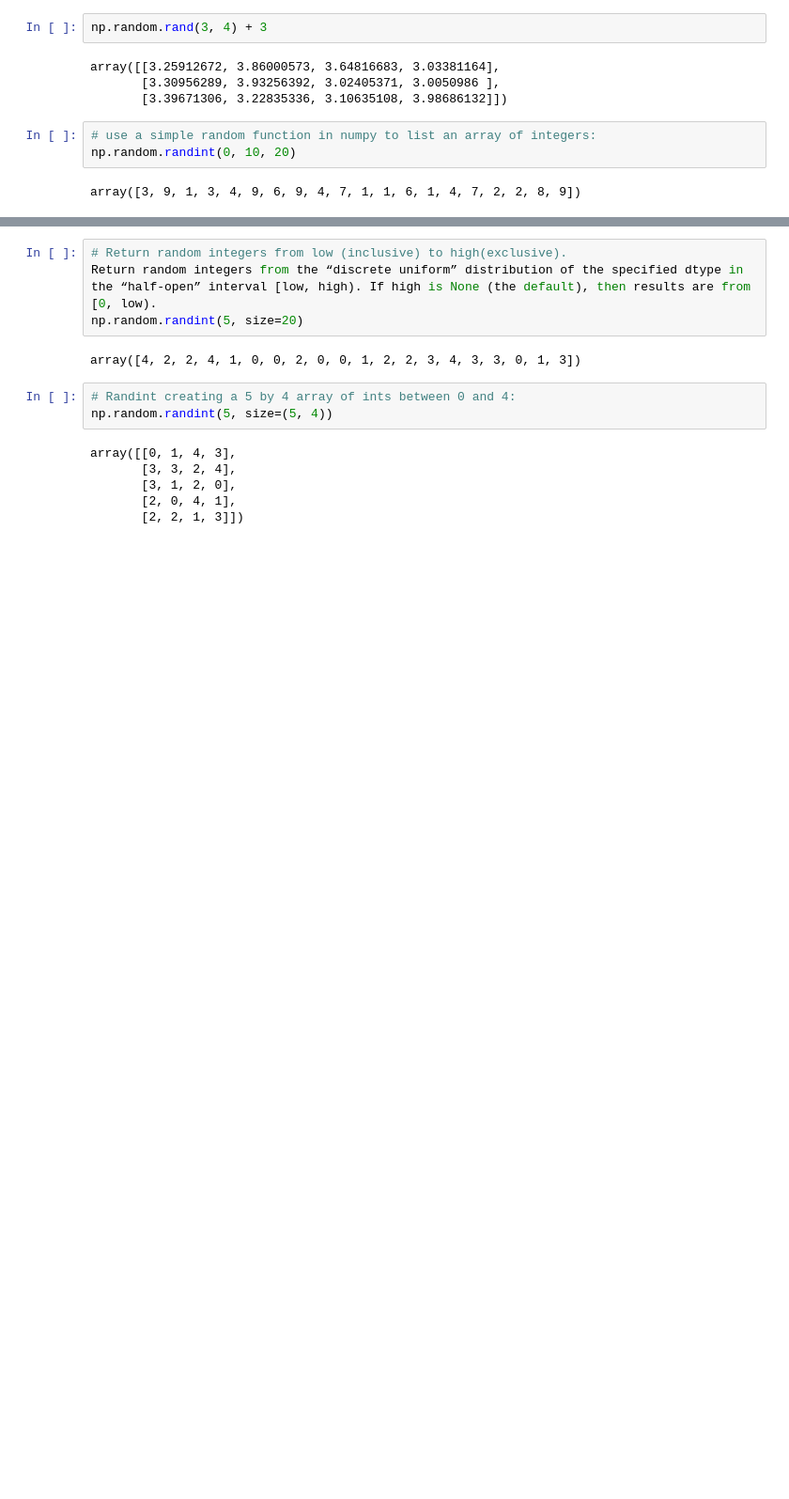
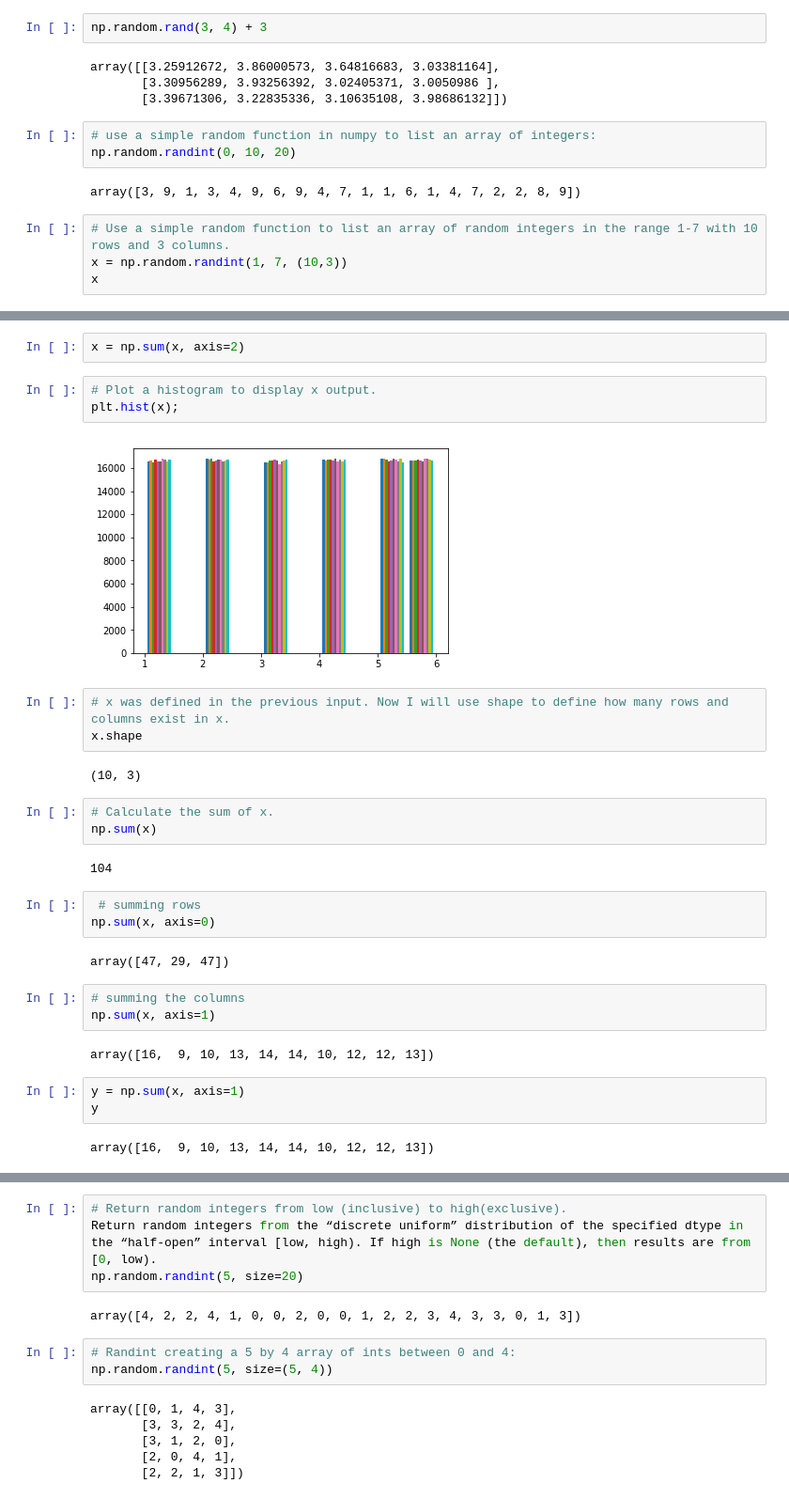
Before and after one commit to shakti230/numpy-random, a Jupyter notebook: numpy-random.ipynb, the cells around one changed output, grey strips where cells are left out. Shown at 94% size. Saved outputs shown, nothing was run; the diff lists cells and outputs as text; blank space fills up the shorter version.

```diff
--- a/numpy-random.ipynb
+++ b/numpy-random.ipynb
@@ -146,3 +151,7 @@ array([[3.25912672, 3.86000573, 3.64816683, 3.03381164],
 np.random.randint(0, 10, 20)
 # %% [output]
 array([3, 9, 1, 3, 4, 9, 6, 9, 4, 7, 1, 1, 6, 1, 4, 7, 2, 2, 8, 9])
+# %%
+# Use a simple random function to list an array of random integers in the range 1-7 with 10 rows and 3 columns.
+x = np.random.randint(1, 7, (10,3))
+x
@@ -148,0 +169,32 @@ array([3, 9, 1, 3, 4, 9, 6, 9, 4, 7, 1, 1, 6, 1, 4, 7, 2, 2, 8, 9])
+# %%
+x = np.sum(x, axis=2)
+# %%
+# Plot a histogram to display x output.
+plt.hist(x);
+# %% [output]
+[figure, added]
+# %%
+# x was defined in the previous input. Now I will use shape to define how many rows and columns exist in x.
+x.shape
+# %% [output]
+(10, 3)
+# %%
+# Calculate the sum of x.
+np.sum(x)
+# %% [output]
+104
+# %%
+ # summing rows
+np.sum(x, axis=0)
+# %% [output]
+array([47, 29, 47])
+# %%
+# summing the columns
+np.sum(x, axis=1)
+# %% [output]
+array([16,  9, 10, 13, 14, 14, 10, 12, 12, 13])
+# %%
+y = np.sum(x, axis=1)
+y
+# %% [output]
+array([16,  9, 10, 13, 14, 14, 10, 12, 12, 13])
```
Also changed, not shown: parts of 11 cells of this notebook.
